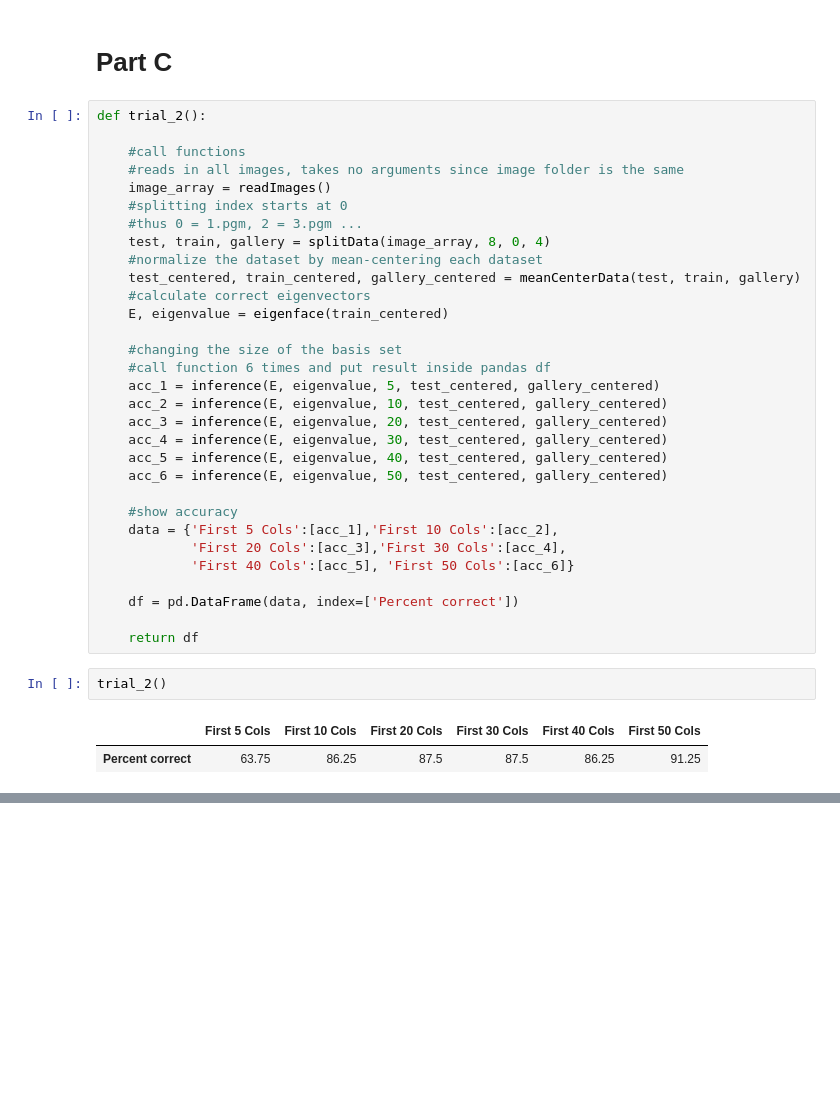
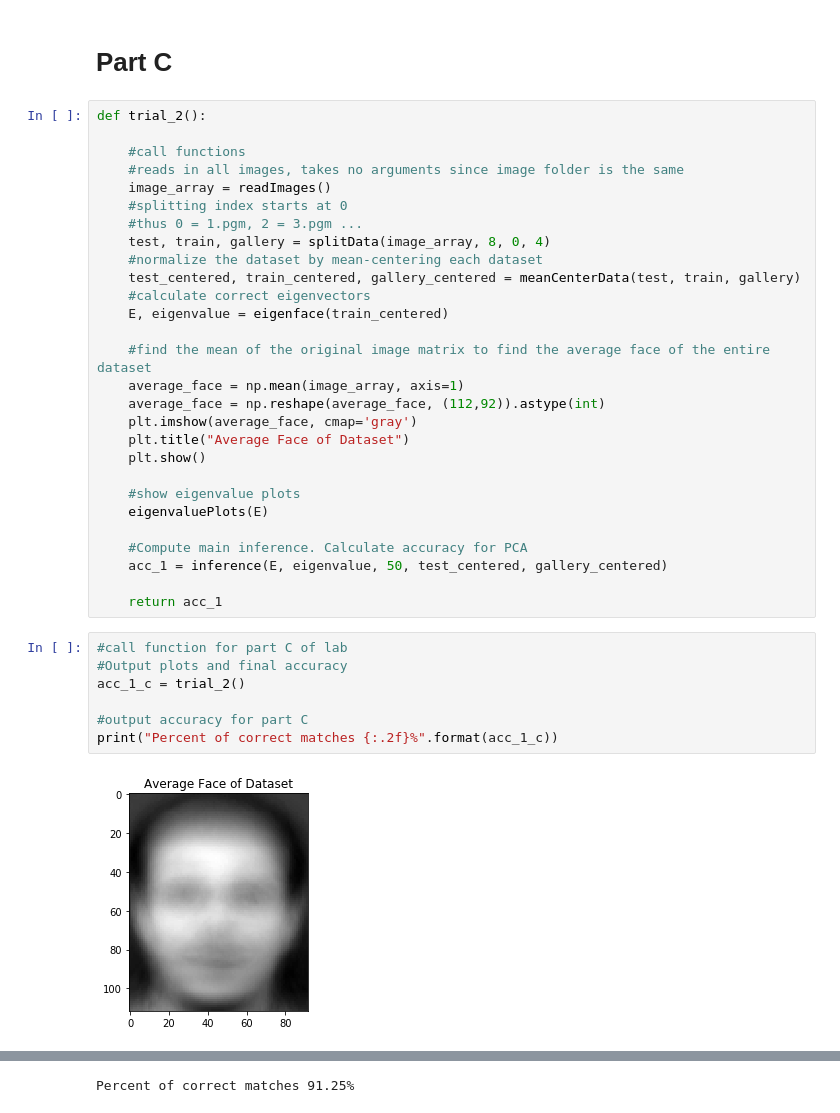
Before and after one commit to pots7878/PCA_face_detection, a Jupyter notebook: Lab01 PCA.ipynb, the cells around one changed output, grey strips where cells are left out. Drawn from its saved outputs; the diff is of its cells as text; blank space fills up the shorter version.

```diff
--- a/Lab01 PCA.ipynb
+++ b/Lab01 PCA.ipynb
@@ -352,25 +358,26 @@ def trial_2():
     #calculate correct eigenvectors
     E, eigenvalue = eigenface(train_centered)
 
-    #changing the size of the basis set
-    #call function 6 times and put result inside pandas df
-    acc_1 = inference(E, eigenvalue, 5, test_centered, gallery_centered)
-    acc_2 = inference(E, eigenvalue, 10, test_centered, gallery_centered)
-    acc_3 = inference(E, eigenvalue, 20, test_centered, gallery_centered)
-    acc_4 = inference(E, eigenvalue, 30, test_centered, gallery_centered)
-    acc_5 = inference(E, eigenvalue, 40, test_centered, gallery_centered)
-    acc_6 = inference(E, eigenvalue, 50, test_centered, gallery_centered)
+    #find the mean of the original image matrix to find the average face of the entire dataset
+    average_face = np.mean(image_array, axis=1)
+    average_face = np.reshape(average_face, (112,92)).astype(int)
+    plt.imshow(average_face, cmap='gray')
+    plt.title("Average Face of Dataset")
+    plt.show()
 
-    #show accuracy
-    data = {'First 5 Cols':[acc_1],'First 10 Cols':[acc_2],
-            'First 20 Cols':[acc_3],'First 30 Cols':[acc_4],
-            'First 40 Cols':[acc_5], 'First 50 Cols':[acc_6]}
+    #show eigenvalue plots
+    eigenvaluePlots(E)
 
-    df = pd.DataFrame(data, index=['Percent correct'])
+    #Compute main inference. Calculate accuracy for PCA
+    acc_1 = inference(E, eigenvalue, 50, test_centered, gallery_centered)
 
-    return df
+    return acc_1
-# %%
-trial_2()
-# %% [output]
-|  | First 5 Cols | First 10 Cols | First 20 Cols | First 30 Cols | First 40 Cols | First 50 Cols |
-| Percent correct | 63.75 | 86.25 | 87.5 | 87.5 | 86.25 | 91.25 |
+# %%
+#call function for part C of lab
+#Output plots and final accuracy
+acc_1_c = trial_2()
+
+#output accuracy for part C
+print("Percent of correct matches {:.2f}%".format(acc_1_c))
+# %% [output]
+[figure, added]
@@ -376,0 +394 @@ trial_2()
+Percent of correct matches 91.25%
```
Also changed, not shown: parts of 6 cells of this notebook.
